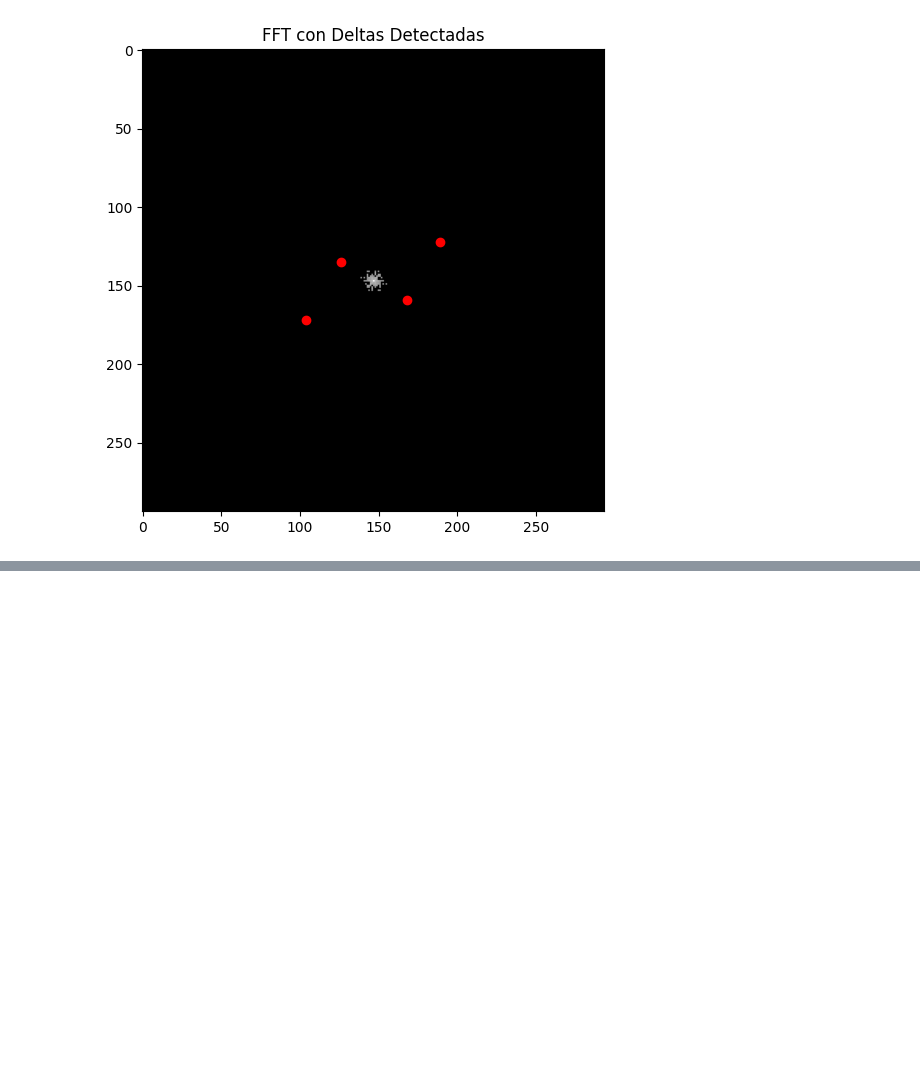
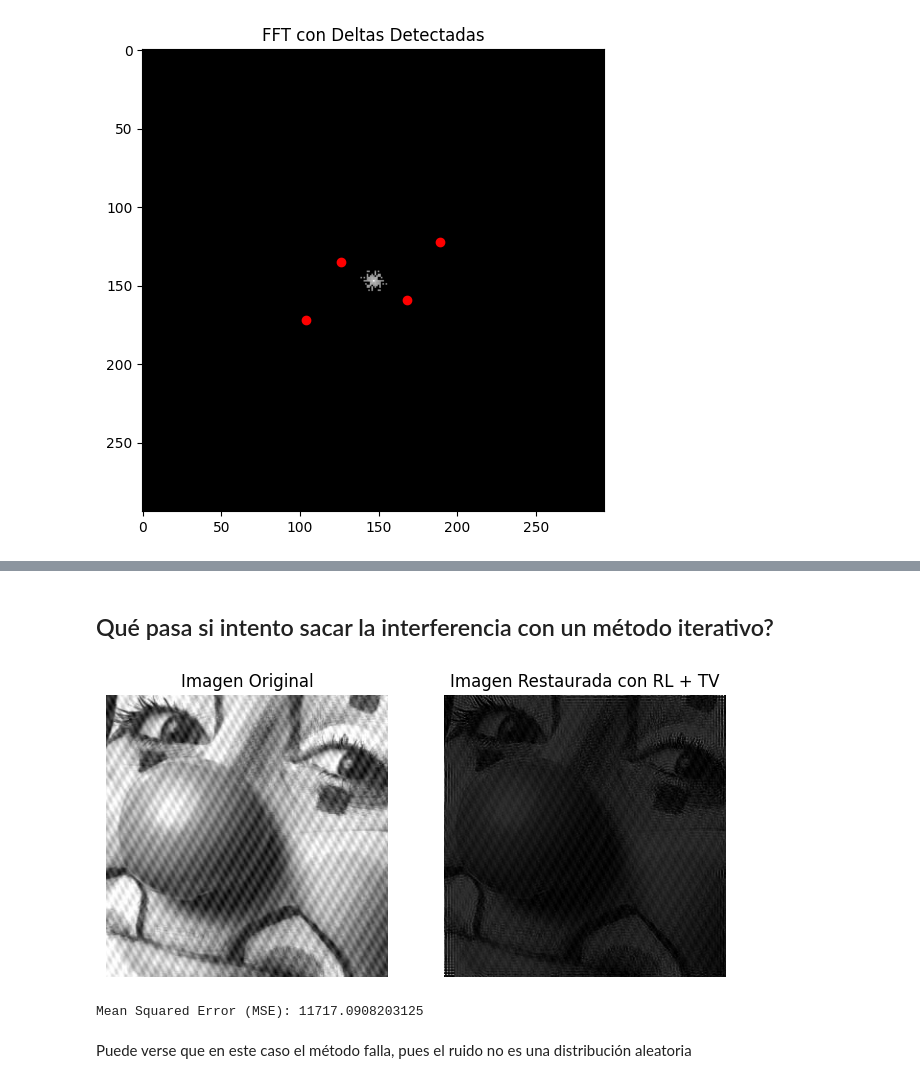
Before and after one commit to ProcDeImagenes-2025/TP5, a Jupyter notebook: tp5_code.ipynb, the cells around one changed output, grey strips where cells are left out. Saved outputs shown, nothing was run; the diff lists cells and outputs as text; code cells hidden in the pictures; blank space fills up the shorter version.

```diff
--- a/tp5_code.ipynb
+++ b/tp5_code.ipynb
@@ -661,0 +674,23 @@ Mean Squared Error (MSE) entre la imagen original y la restaurada: 0.01512833032
+# %% [markdown]
+## Qué pasa si intento sacar la interferencia con un método iterativo?
+# %%
+restored_img = richardson_lucy_reg(img, np.ones((3,3)), num_iterations=200, reg_param=0.001, reg_type='TV')
+plt.figure(figsize=(8, 4))
+plt.subplot(1, 2, 1)
+plt.title('Imagen Original')
+plt.imshow(img, cmap='gray')
+plt.axis('off')
+plt.subplot(1, 2, 2)
+plt.title('Imagen Restaurada con RL + TV')
+plt.imshow(restored_img, cmap='gray')
+plt.axis('off')
+plt.show()
+# %% [output]
+[figure, added]
+# %%
+MSE = np.mean((img - restored_img) ** 2)
+print(f'Mean Squared Error (MSE): {MSE}')
+# %% [output]
+Mean Squared Error (MSE): 11717.0908203125
+# %% [markdown]
+Puede verse que en este caso el método falla, pues el ruido no es una distribución aleatoria
```
Also changed, not shown: parts of 21 cells of this notebook.
